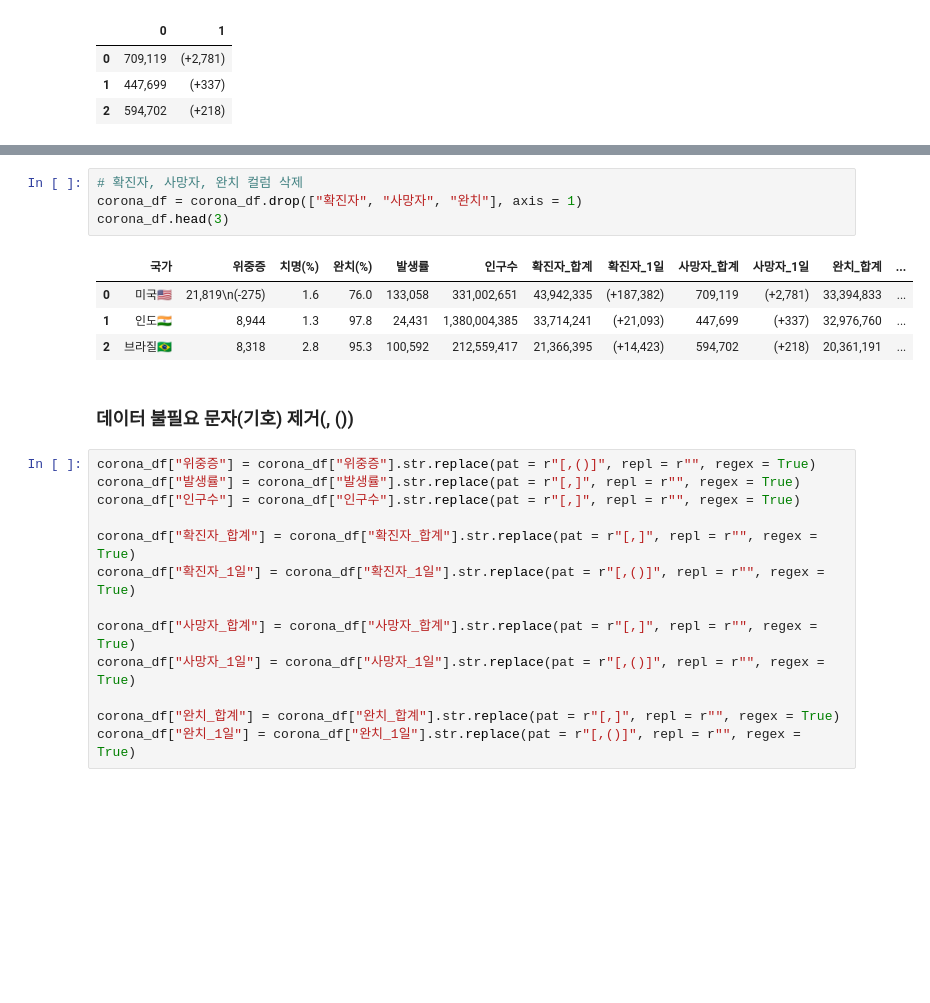
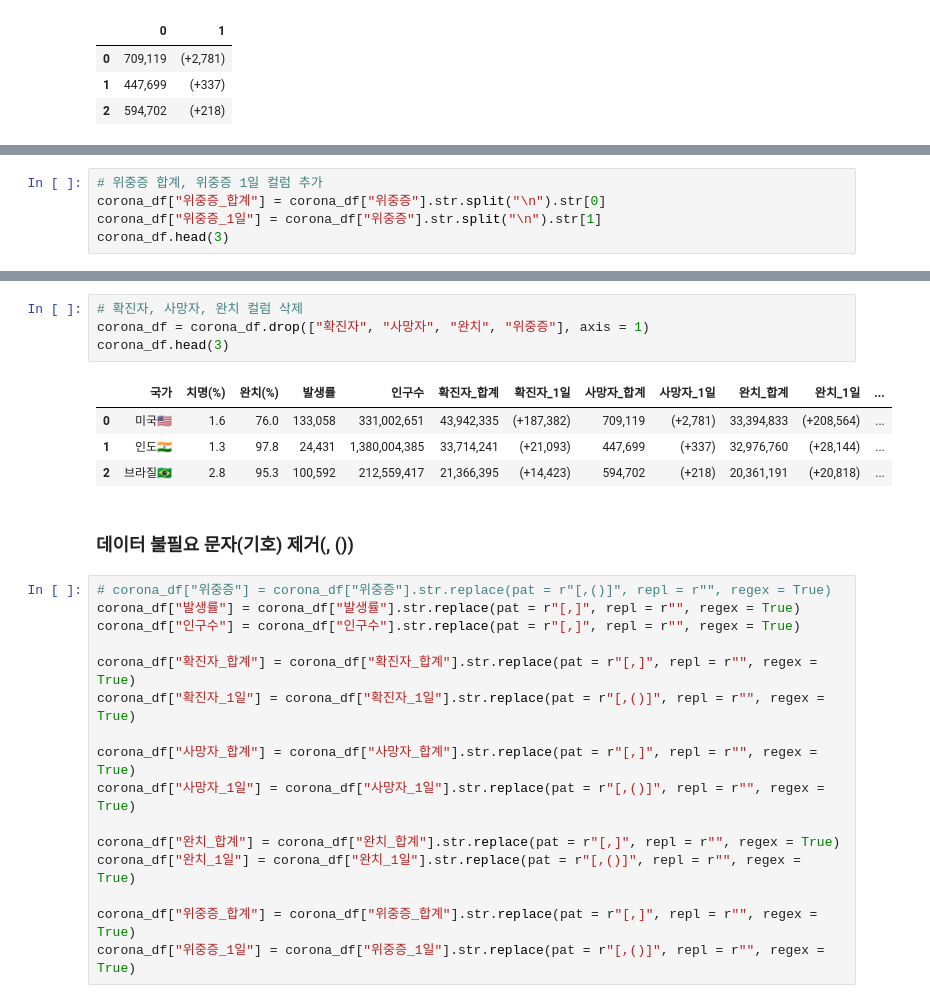
Before and after one commit to city1616/LikeLion_AI_SCHOOL_13th, a Jupyter notebook: 02. 웹과 Github 기본/06_python_library/06_corona_analysis/01_corona_analysis.ipynb, the cells around one changed output, grey strips where cells are left out. Cells and saved outputs as stored; diff of their text form; blank space fills up the shorter version.

Commit message:
corona data 수집 및 분석, csv, excel 파일 생성

```diff
--- a/02. 웹과 Github 기본/06_python_library/06_corona_analysis/01_corona_analysis.ipynb
+++ b/02. 웹과 Github 기본/06_python_library/06_corona_analysis/01_corona_analysis.ipynb
@@ -242,3 +242,8 @@ corona_df.head(3)
 | 0 | 미국🇺🇸 | 43,942,335\n(+187,382) | 21,819\n(-275) | 709,119\n(+2,781) | 33,394,833\n(+208,564) | 1.6 | 76.0 | 133,058 | 331,002,651 | 43,942,335 | (+187,382) | ... |
 | 1 | 인도🇮🇳 | 33,714,241\n(+21,093) | 8,944 | 447,699\n(+337) | 32,976,760\n(+28,144) | 1.3 | 97.8 | 24,431 | 1,380,004,385 | 33,714,241 | (+21,093) | ... |
 | 2 | 브라질🇧🇷 | 21,366,395\n(+14,423) | 8,318 | 594,702\n(+218) | 20,361,191\n(+20,818) | 2.8 | 95.3 | 100,592 | 212,559,417 | 21,366,395 | (+14,423) | ... |
+# %%
+# 위중증 합계, 위중증 1일 컬럼 추가
+corona_df["위중증_합계"] = corona_df["위중증"].str.split("\n").str[0]
+corona_df["위중증_1일"] = corona_df["위중증"].str.split("\n").str[1]
+corona_df.head(3)
@@ -245,16 +255,16 @@ corona_df.head(3)
 # %%
 # 확진자, 사망자, 완치 컬럼 삭제
-corona_df = corona_df.drop(["확진자", "사망자", "완치"], axis = 1)
+corona_df = corona_df.drop(["확진자", "사망자", "완치", "위중증"], axis = 1)
 corona_df.head(3)
 # %% [output]
-|  | 국가 | 위중증 | 치명(%) | 완치(%) | 발생률 | 인구수 | 확진자_합계 | 확진자_1일 | 사망자_합계 | 사망자_1일 | 완치_합계 | ... |
-| 0 | 미국🇺🇸 | 21,819\n(-275) | 1.6 | 76.0 | 133,058 | 331,002,651 | 43,942,335 | (+187,382) | 709,119 | (+2,781) | 33,394,833 | ... |
-| 1 | 인도🇮🇳 | 8,944 | 1.3 | 97.8 | 24,431 | 1,380,004,385 | 33,714,241 | (+21,093) | 447,699 | (+337) | 32,976,760 | ... |
-| 2 | 브라질🇧🇷 | 8,318 | 2.8 | 95.3 | 100,592 | 212,559,417 | 21,366,395 | (+14,423) | 594,702 | (+218) | 20,361,191 | ... |
+|  | 국가 | 치명(%) | 완치(%) | 발생률 | 인구수 | 확진자_합계 | 확진자_1일 | 사망자_합계 | 사망자_1일 | 완치_합계 | 완치_1일 | ... |
+| 0 | 미국🇺🇸 | 1.6 | 76.0 | 133,058 | 331,002,651 | 43,942,335 | (+187,382) | 709,119 | (+2,781) | 33,394,833 | (+208,564) | ... |
+| 1 | 인도🇮🇳 | 1.3 | 97.8 | 24,431 | 1,380,004,385 | 33,714,241 | (+21,093) | 447,699 | (+337) | 32,976,760 | (+28,144) | ... |
+| 2 | 브라질🇧🇷 | 2.8 | 95.3 | 100,592 | 212,559,417 | 21,366,395 | (+14,423) | 594,702 | (+218) | 20,361,191 | (+20,818) | ... |
 # %% [markdown]
 ### 데이터 불필요 문자(기호) 제거(, ())
 # %%
-corona_df["위중증"] = corona_df["위중증"].str.replace(pat = r"[,()]", repl = r"", regex = True)
+# corona_df["위중증"] = corona_df["위중증"].str.replace(pat = r"[,()]", repl = r"", regex = True)
 corona_df["발생률"] = corona_df["발생률"].str.replace(pat = r"[,]", repl = r"", regex = True)
 corona_df["인구수"] = corona_df["인구수"].str.replace(pat = r"[,]", repl = r"", regex = True)
 
@@ -266,6 +276,9 @@ corona_df["사망자_1일"] = corona_df["사망자_1일"].str.replace(pat = r"[,
 
 corona_df["완치_합계"] = corona_df["완치_합계"].str.replace(pat = r"[,]", repl = r"", regex = True)
 corona_df["완치_1일"] = corona_df["완치_1일"].str.replace(pat = r"[,()]", repl = r"", regex = True)
+
+corona_df["위중증_합계"] = corona_df["위중증_합계"].str.replace(pat = r"[,]", repl = r"", regex = True)
+corona_df["위중증_1일"] = corona_df["위중증_1일"].str.replace(pat = r"[,()]", repl = r"", regex = True)
 # %%
 corona_df.head(3)
 # %% [output]
```
Also changed, not shown: parts of 8 cells of this notebook.
